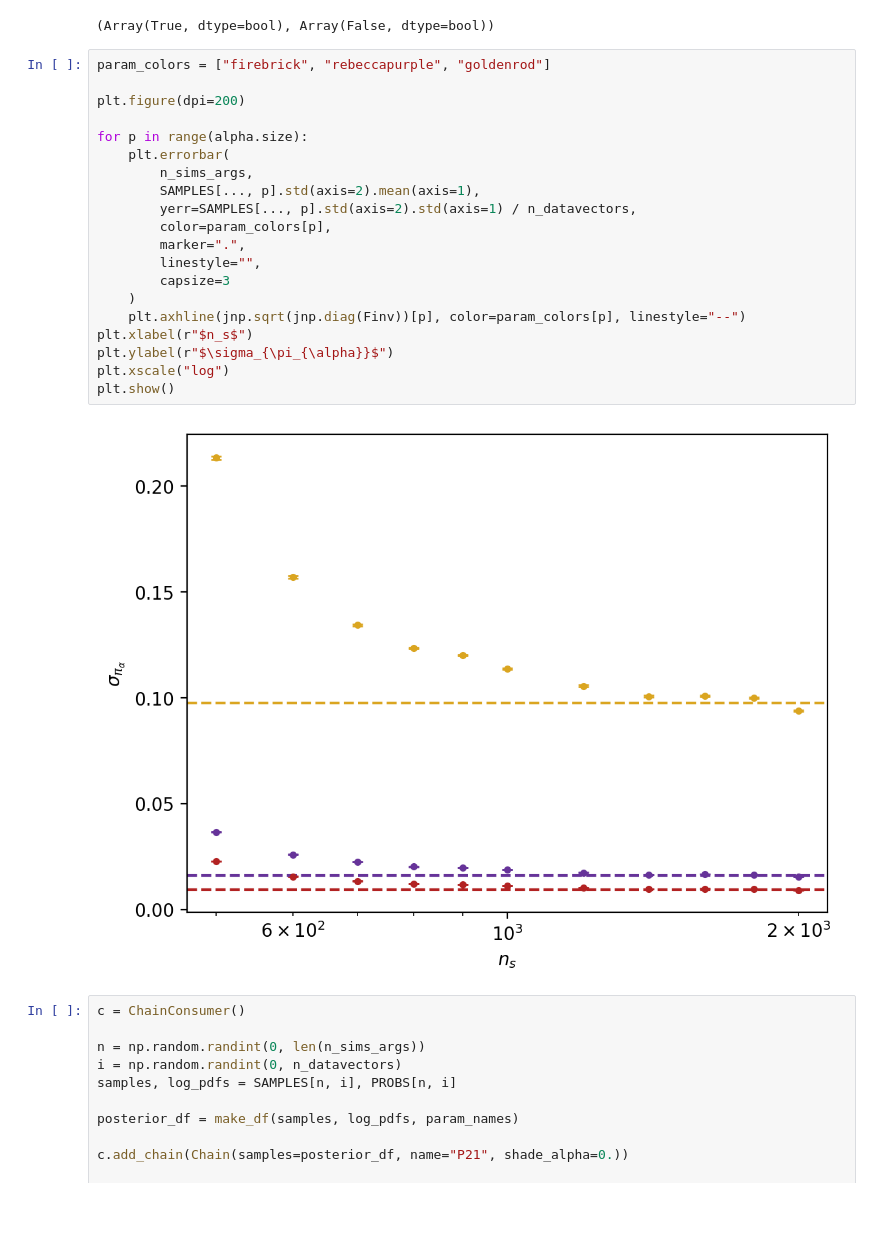
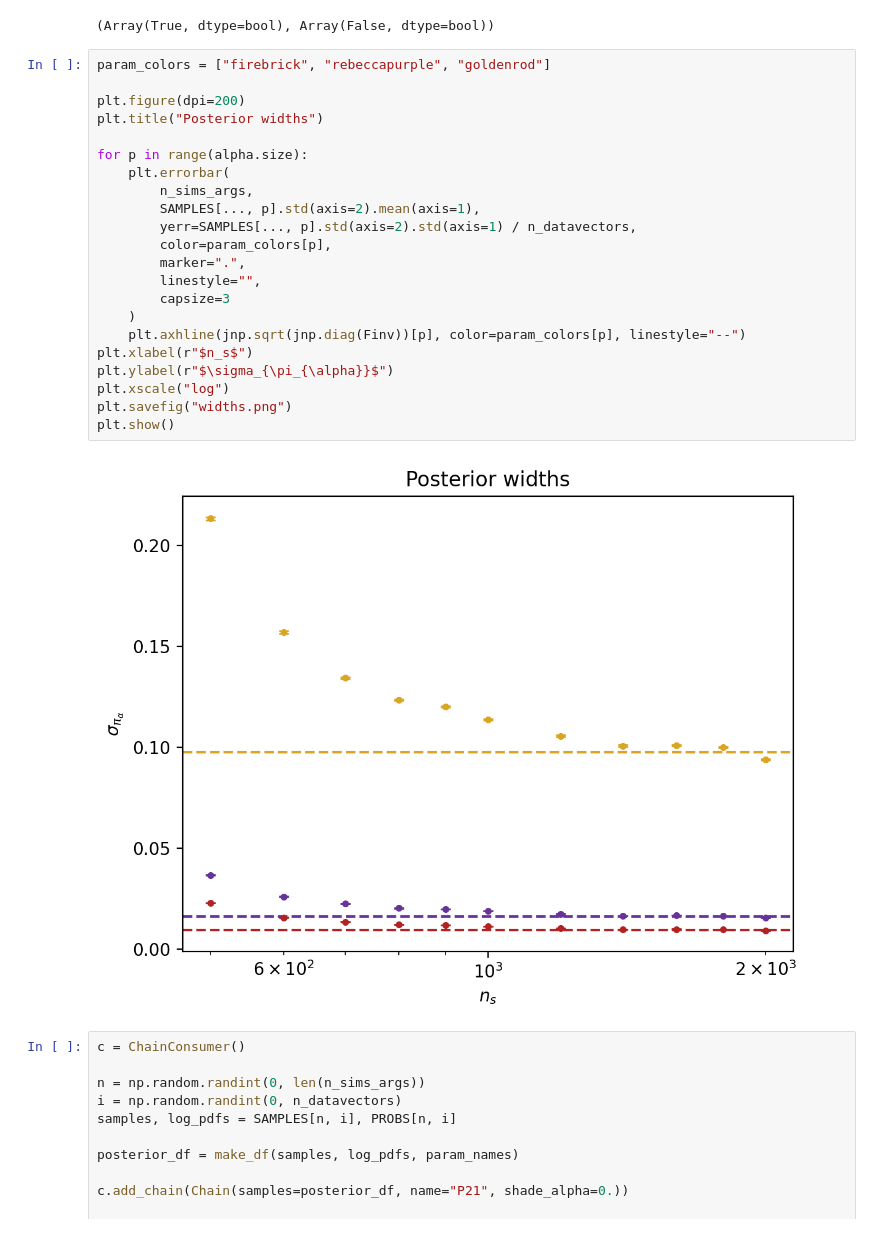
Before and after one commit to homerjed/frequentist_matching_priors, a Jupyter notebook: src/frequentist_matching_priors_coverage.ipynb, the cells around one changed output. Cells and saved outputs as stored; diff of their text form.

```diff
--- a/src/frequentist_matching_priors_coverage.ipynb
+++ b/src/frequentist_matching_priors_coverage.ipynb
@@ -285,25 +287,27 @@ jnp.isfinite(SAMPLES).all(), jnp.isfinite(PROBS).all()
 # %%
 param_colors = ["firebrick", "rebeccapurple", "goldenrod"]
 
 plt.figure(dpi=200)
+plt.title("Posterior widths")
 
 for p in range(alpha.size):
     plt.errorbar(
         n_sims_args,
         SAMPLES[..., p].std(axis=2).mean(axis=1),
         yerr=SAMPLES[..., p].std(axis=2).std(axis=1) / n_datavectors,
         color=param_colors[p],
         marker=".",
         linestyle="",
         capsize=3
     )
     plt.axhline(jnp.sqrt(jnp.diag(Finv))[p], color=param_colors[p], linestyle="--")
 plt.xlabel(r"$n_s$")
 plt.ylabel(r"$\sigma_{\pi_{\alpha}}$")
 plt.xscale("log")
+plt.savefig("widths.png")
 plt.show()
 # %% [output]
-[figure, old version]
+[figure, new version]
 # %%
 c = ChainConsumer()
 
```
Also changed, not shown: parts of 1 cell of this notebook, 5 other files.
